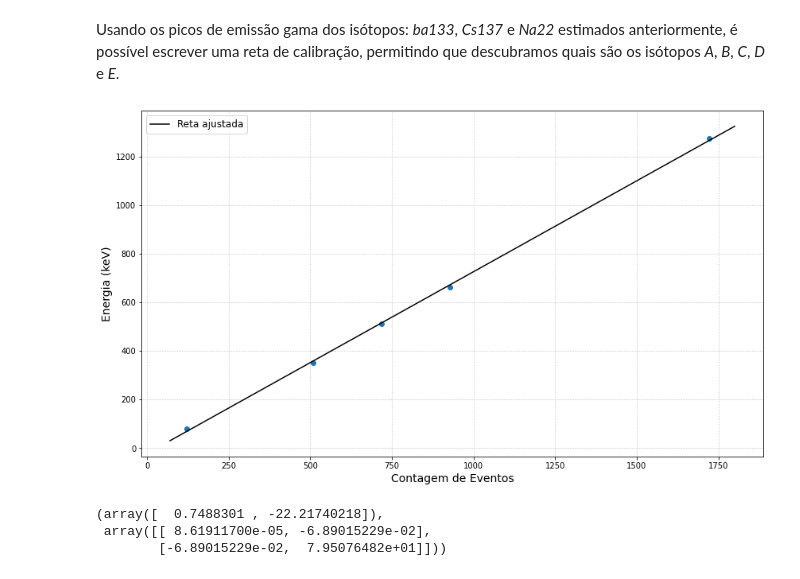
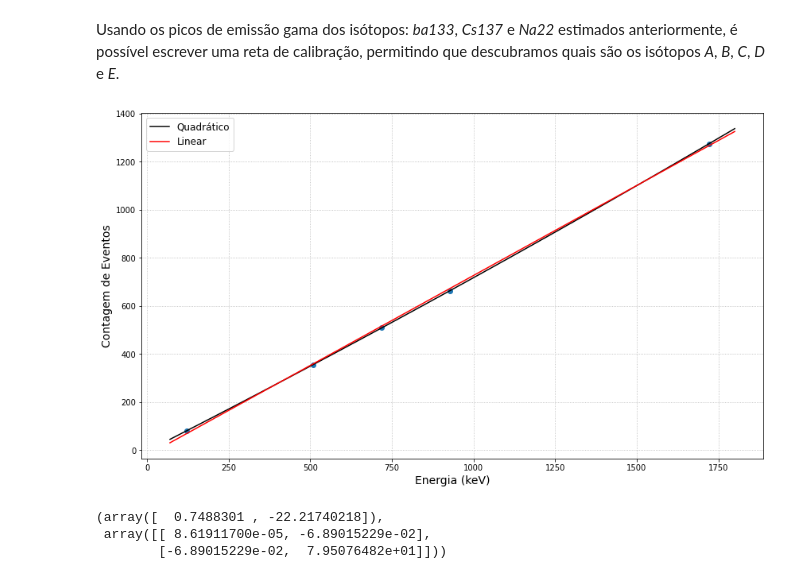
Before and after one commit to goulartsursula/DisciplinasUERJ, a Jupyter notebook: Estrutura da Materia 3/EspectroscopiaGama.ipynb, the cells around one changed output. Saved outputs shown, nothing was run; the diff lists cells and outputs as text; code cells hidden in the pictures.

```diff
--- a/Estrutura da Materia 3/EspectroscopiaGama.ipynb
+++ b/Estrutura da Materia 3/EspectroscopiaGama.ipynb
@@ -433,20 +433,26 @@ Usando os picos de emissão gama dos isótopos: *ba133*, *Cs137* e *Na22* estima
 # %%
 means = [popt1Na22[1], popt2Na22[1], poptCs137[1], popt1Ba133[1], popt2Ba133[1]]
 sigmas = [popt1Na22[2], popt2Na22[2], poptCs137[2], popt1Ba133[2], popt2Ba133[2]]
 energy = [ 511, 1275, 662, 81, 353 ] #Energia de referência
 
 coef, covar = np.polyfit(means, energy, 1, cov=True)
+p = np.poly1d(coef)
+
+coef1, covar1 = np.polyfit(means, energy, 2, cov=True)
+p1 = np.poly1d(coef1)
 
 fig = plt.subplots(figsize=(14,8))
-x_reta = np.linspace(70, 1800)
+xp = np.linspace(70, 1800)
 plt.scatter(means, energy)
-plt.plot(x_reta, coef[0]*x_reta + coef[1], color='black', label='Reta ajustada')
-plt.xlabel('Contagem de Eventos', fontsize='14')
-plt.ylabel('Energia (keV)', fontsize='14')
+plt.plot(xp, coef1[0]*np.power(xp, 2) + coef1[1]*xp + coef1[2], color='black', label='Quadrático')
+plt.plot(xp, coef[0]*xp + coef[1], color='red', label='Linear')
+
+plt.xlabel('Energia (keV)', fontsize='14')
+plt.ylabel('Contagem de Eventos', fontsize='14')
 plt.legend(fontsize='12')
 plt.grid(linestyle='dotted')
 # %% [output]
-[figure, old version]
+[figure, new version]
 # %%
 coef, covar
 # %% [output]
```
Also changed, not shown: parts of 6 cells of this notebook.
